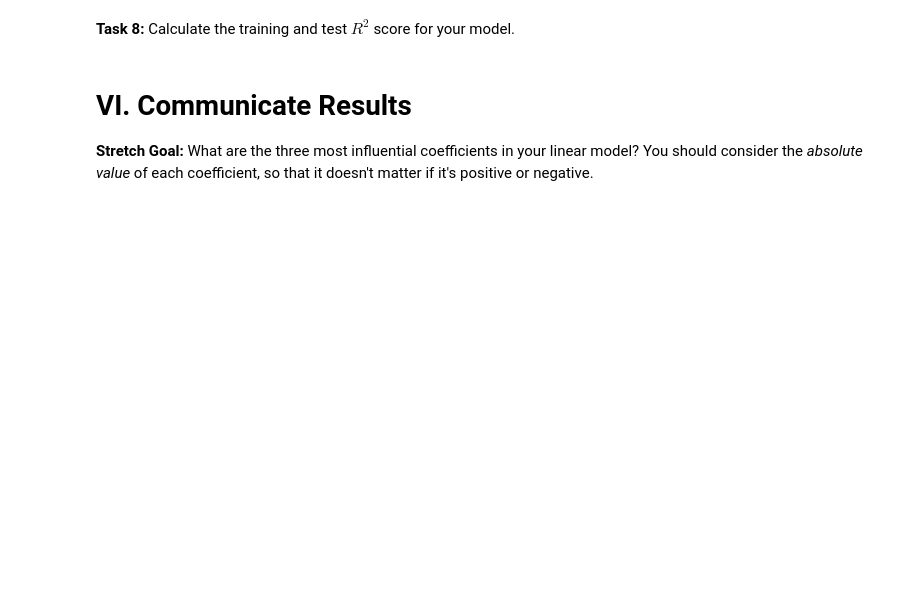
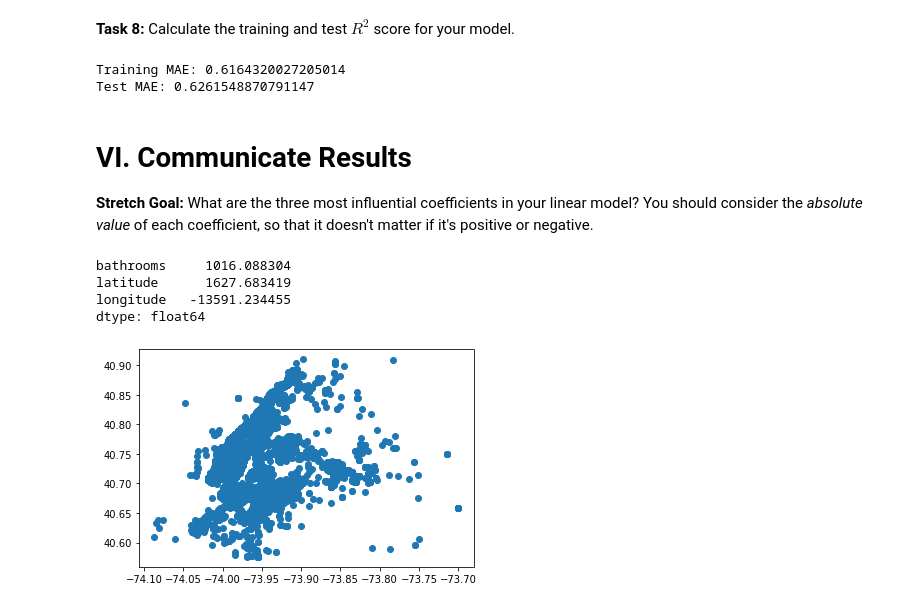
Before and after one commit to Vasanta2002/Sprint_5_linear_models, a Jupyter notebook: module2-regression-2/LS_DS_212_assignment.ipynb, the cells around one changed output. Saved outputs shown, nothing was run; the diff lists cells and outputs as text; code cells hidden in the pictures; blank space fills up the shorter version.

```diff
--- a/module2-regression-2/LS_DS_212_assignment.ipynb
+++ b/module2-regression-2/LS_DS_212_assignment.ipynb
@@ -135,0 +123,5 @@ y = df['price']
+# %%
+target = "price"
+
+X = df.select_dtypes('number').drop(columns = target)
+y = df[target]
@@ -143,0 +137,5 @@ X_test, y_test = ..., ...
+# %%
+cutoff = '2016-06-01'
+mask = X.index < cutoff
+X_train, y_train = X.loc[mask], y.loc[mask]
+X_test, y_test = X.loc[~mask], y.loc[~mask]
@@ -157,6 +160,7 @@ print('Baseline MAE:', baseline_mae)
 
 
 # Step 2: Instantiate predictor
-model = ...
+model = LinearRegression()
 
 # Step 3: Fit predictor on the (training) data
+model.fit(X_train,y_train)
@@ -173,11 +185,15 @@ print('Test MAE:', test_mae)
 # %% [markdown]
 **Task 8:** Calculate the training and test $R^2$ score for your model.
 # %%
-training_r2 = ...
-test_r2 = ...
+
+training_r2 = model.score(X_train, y_train)
+test_r2 = model.score(X_test, y_test)
 
 print('Training MAE:', training_r2)
 print('Test MAE:', test_r2)
+# %% [output]
+Training MAE: 0.6164320027205014
+Test MAE: 0.6261548870791147
 # %% [markdown]
 # VI. Communicate Results
 
@@ -184,0 +204,11 @@ print('Test MAE:', test_r2)
+# %%
+pd.Series(coefficients, index=features).sort_values(key=abs).tail(3)
+# %% [output]
+bathrooms     1016.088304
+latitude      1627.683419
+longitude   -13591.234455
+dtype: float64
+# %%
+plt.scatter(X_train['longitude'], X_train['latitude']);
+# %% [output]
+[figure, added]
```
Also changed, not shown: parts of 16 cells of this notebook.
